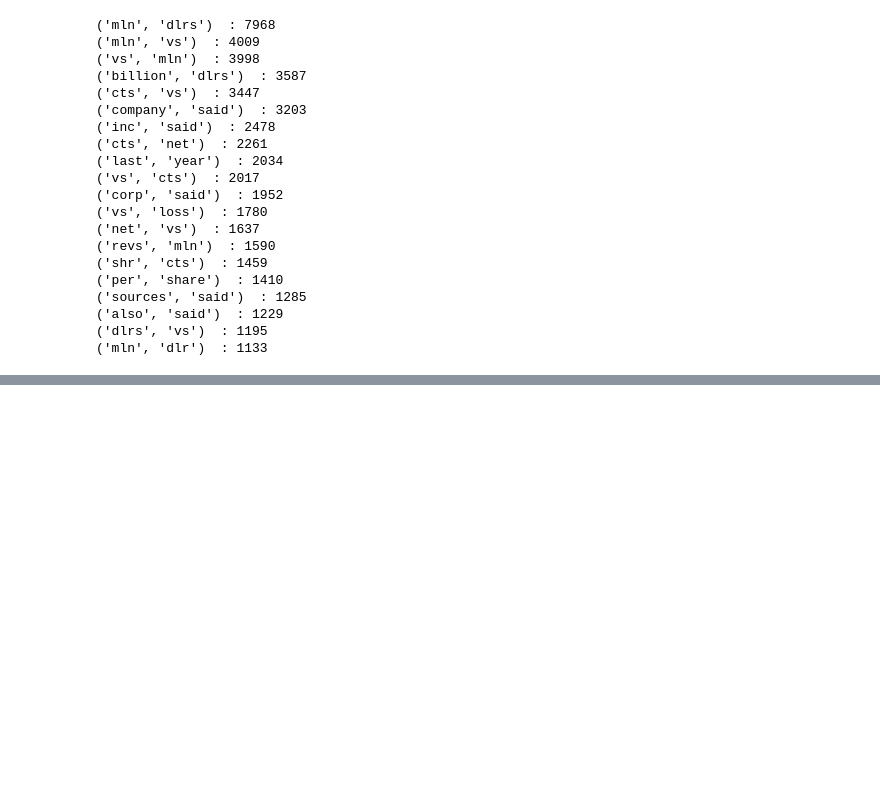
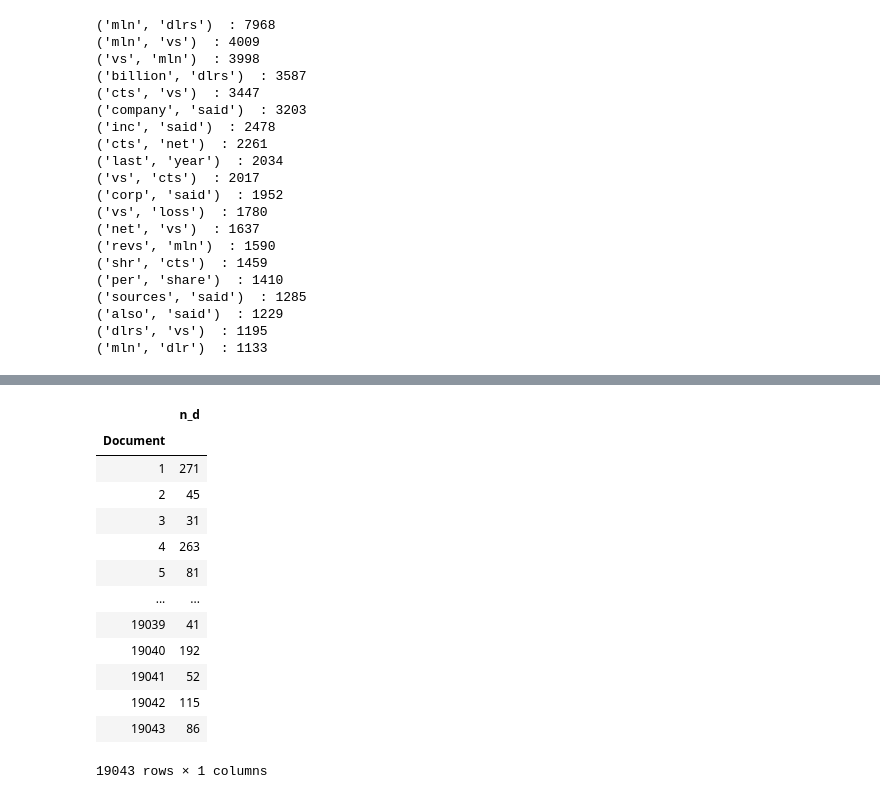
Before and after one commit to sedv8808/Simple_Word_Counting, a Jupyter notebook: Simple_Word_Counting.ipynb, the cells around one changed output, grey strips where cells are left out. Cells and saved outputs as stored; diff of their text form; code cells hidden in the pictures; blank space fills up the shorter version.

```diff
--- a/Simple_Word_Counting.ipynb
+++ b/Simple_Word_Counting.ipynb
@@ -532,0 +533,3 @@ for i in most_common_bigrams:
+# %%
+DF_lemmatize = df_corpora[['Lemmatize']]
+DF_lemmatize.head(1)
@@ -532,0 +581,20 @@ for i in most_common_bigrams:
+# %%
+word_sum = counts.groupby(level=0)\
+    .sum()\
+    .rename(columns={'n_w': 'n_d'})
+word_sum
+# %% [output]
+|  | n_d |
+| Document |  |
+| 1 | 271 |
+| 2 | 45 |
+| 3 | 31 |
+| 4 | 263 |
+| 5 | 81 |
+| ... | ... |
+| 19039 | 41 |
+| 19040 | 192 |
+| 19041 | 52 |
+| 19042 | 115 |
+| 19043 | 86 |
+19043 rows × 1 columns
```
Also changed, not shown: parts of 20 cells of this notebook.
